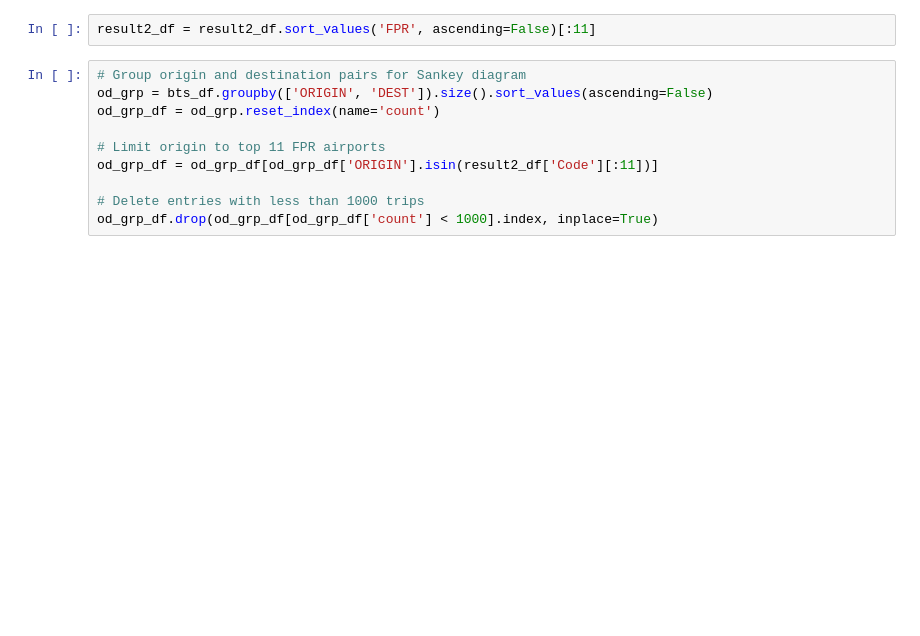
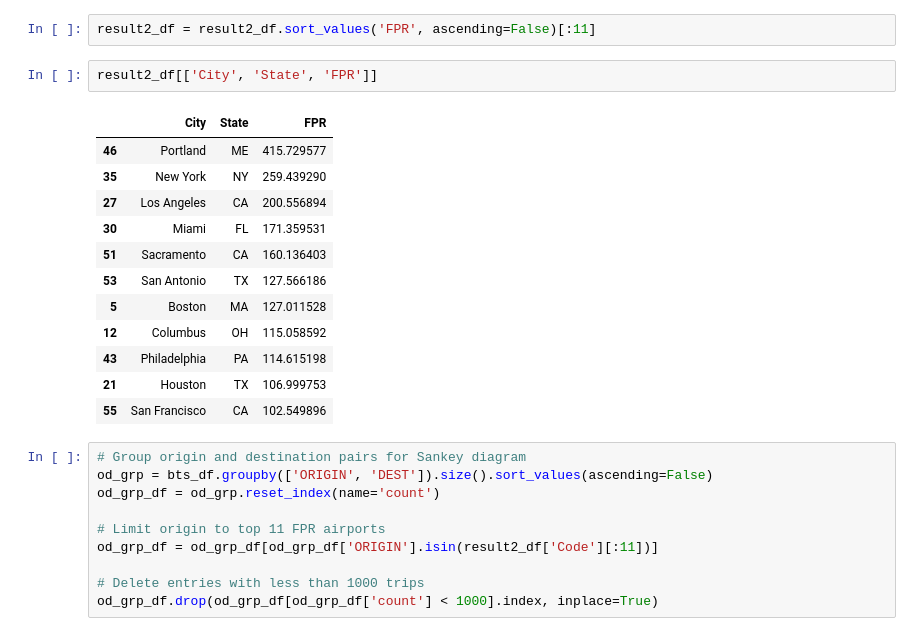
Before and after one commit to tstrain199/Aircraft_Safety_Analysis, a Jupyter notebook: Aircraft-Saftey-Analysis.ipynb, the cells around one changed output. Drawn from its saved outputs; the diff is of its cells as text; blank space fills up the shorter version.

```diff
--- a/Aircraft-Saftey-Analysis.ipynb
+++ b/Aircraft-Saftey-Analysis.ipynb
@@ -505,6 +505,21 @@ for i, x in result2_df.iterrows():
 result2_df['FPR'] = pfr_lst
 # %%
 result2_df = result2_df.sort_values('FPR', ascending=False)[:11]
+# %%
+result2_df[['City', 'State', 'FPR']]
+# %% [output]
+|  | City | State | FPR |
+| 46 | Portland | ME | 415.729577 |
+| 35 | New York | NY | 259.439290 |
+| 27 | Los Angeles | CA | 200.556894 |
+| 30 | Miami | FL | 171.359531 |
+| 51 | Sacramento | CA | 160.136403 |
+| 53 | San Antonio | TX | 127.566186 |
+| 5 | Boston | MA | 127.011528 |
+| 12 | Columbus | OH | 115.058592 |
+| 43 | Philadelphia | PA | 114.615198 |
+| 21 | Houston | TX | 106.999753 |
+| 55 | San Francisco | CA | 102.549896 |
 # %%
 # Group origin and destination pairs for Sankey diagram
 od_grp = bts_df.groupby(['ORIGIN', 'DEST']).size().sort_values(ascending=False)
```
Also changed, not shown: 14 other files.
